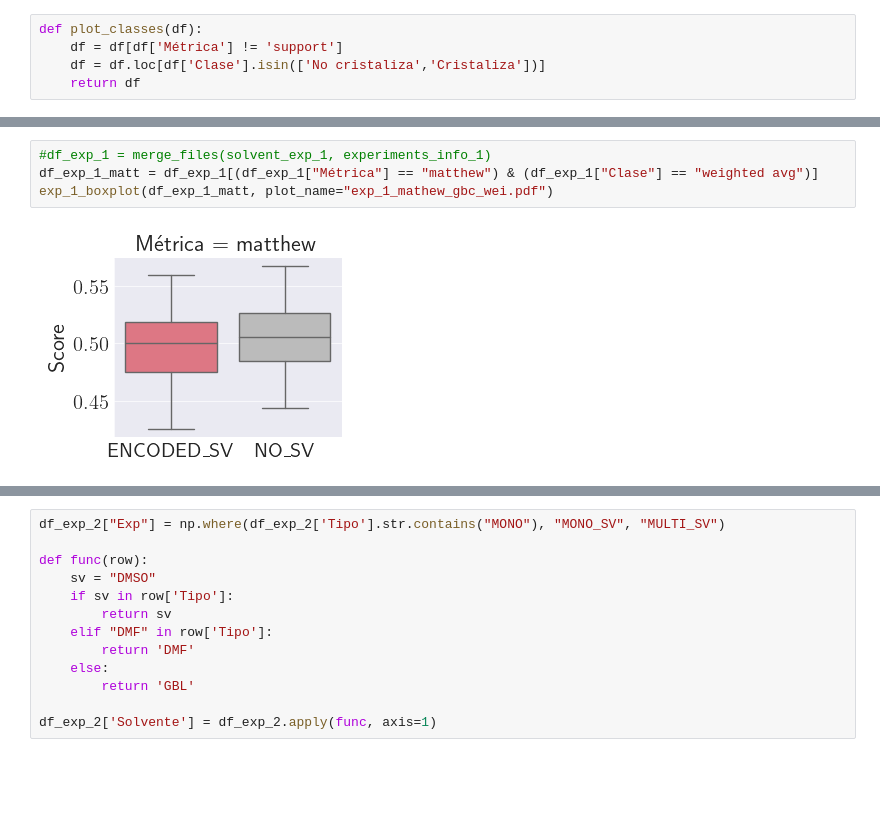
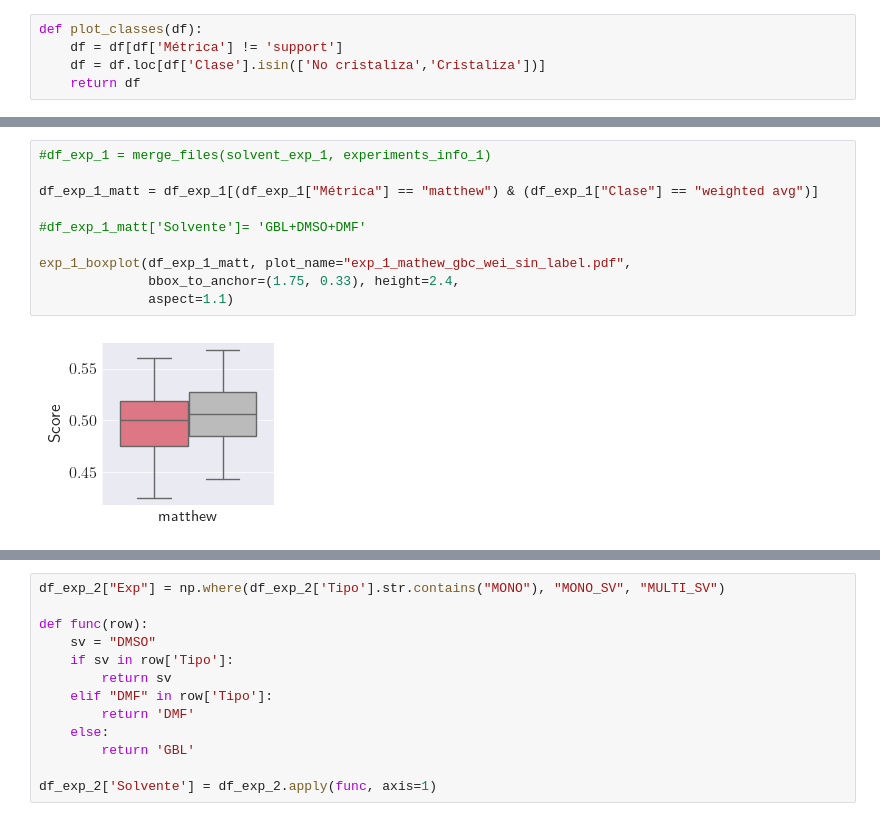
Before and after one commit to beluticona/licentiate-thesis-repo, a Jupyter notebook: notebooks/1-solvent-experiment/1.2-mbto-plot-comparing-solvent-models.ipynb, the cells around one changed output, grey strips where cells are left out. Drawn from its saved outputs; the diff is of its cells as text; blank space fills up the shorter version.

Commit message:
Add plot from chapter 2 based on Pablo's feedback

```diff
--- a/notebooks/1-solvent-experiment/1.2-mbto-plot-comparing-solvent-models.ipynb
+++ b/notebooks/1-solvent-experiment/1.2-mbto-plot-comparing-solvent-models.ipynb
@@ -323,6 +340,12 @@ exp_1_boxplot(exp_1_final_no_matt(df_box_exp_1), plot_name="exp_1_prec_recall_f1
 # %%
 #df_exp_1 = merge_files(solvent_exp_1, experiments_info_1)
+
 df_exp_1_matt = df_exp_1[(df_exp_1["Métrica"] == "matthew") & (df_exp_1["Clase"] == "weighted avg")]
-exp_1_boxplot(df_exp_1_matt, plot_name="exp_1_mathew_gbc_wei.pdf")
+
+#df_exp_1_matt['Solvente']= 'GBL+DMSO+DMF'
+
+exp_1_boxplot(df_exp_1_matt, plot_name="exp_1_mathew_gbc_wei_sin_label.pdf",
+              bbox_to_anchor=(1.75, 0.33), height=2.4,
+              aspect=1.1)
 # %% [output]
-[figure, old version]
+[figure, new version]
```
Also changed, not shown: parts of 10 cells of this notebook, 12 other files.
